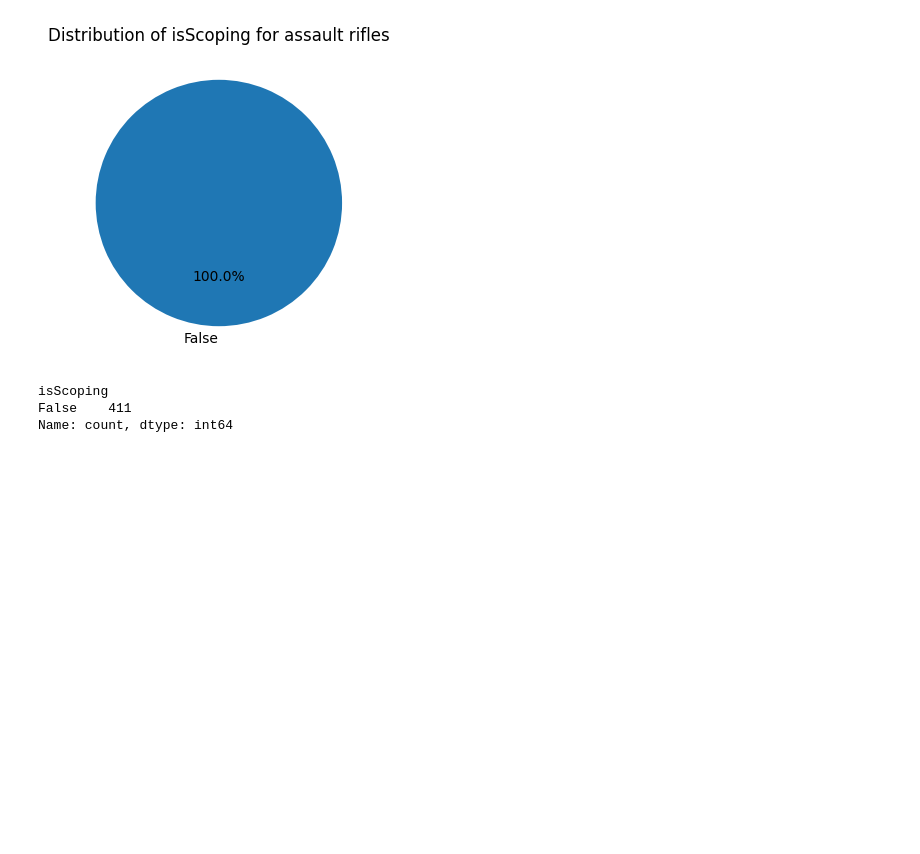
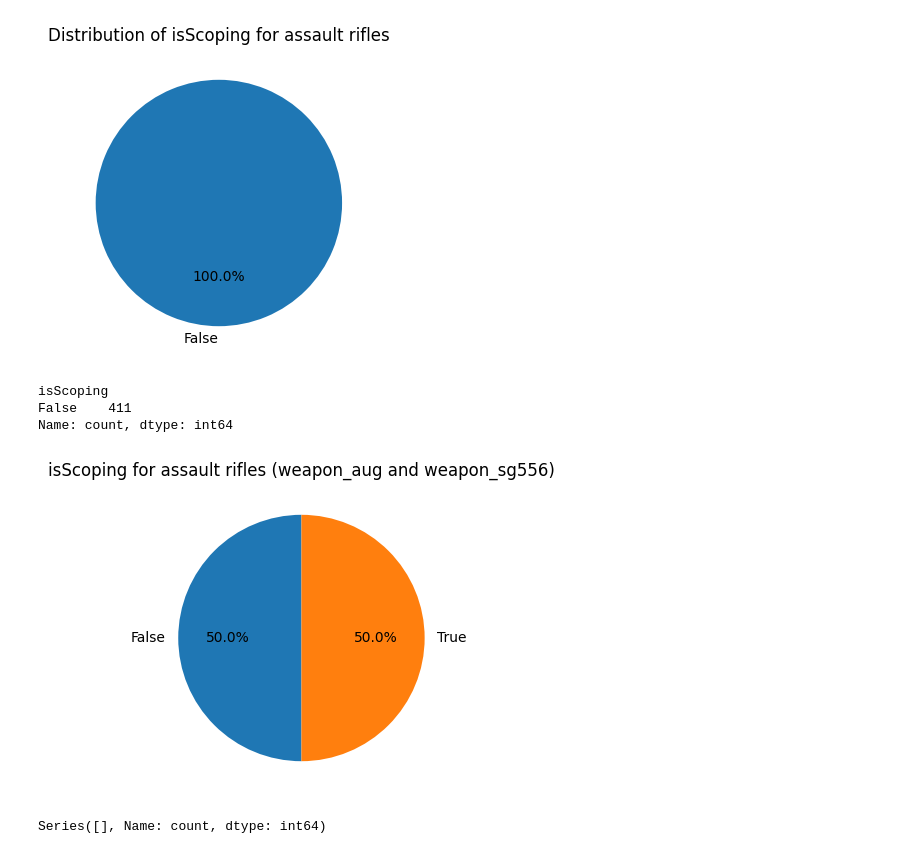
Before and after one commit to YAA-C/GEPCS, a Jupyter notebook: visualization/2,7,1,3,9 Visualization.ipynb, the cells around one changed output. Saved outputs shown, nothing was run; the diff lists cells and outputs as text; code cells hidden in the pictures; blank space fills up the shorter version.

Commit message:
#9 AR scope aug and sg553 modification

```diff
--- a/visualization/2,7,1,3,9 Visualization.ipynb
+++ b/visualization/2,7,1,3,9 Visualization.ipynb
@@ -686,3 +686,28 @@ ar_data["isScoping"].value_counts()
 isScoping
 False    411
 Name: count, dtype: int64
+# %%
+# modified 9
+
+import pandas as pd
+import matplotlib.pyplot as plt
+
+dfScope=pd.read_csv("../DemoFiles/csv/auto0-20231226-124835-1781275285-de_mirage-_cz__siddhesh_game_server-906446.csv")
+dfScope
+
+ar_data = dfScope[(dfScope['weaponCategory'] == 'weapon_category_ar') & ((dfScope['weaponUsed'] == 'weapon_aug') | (dfScope['weaponUsed'] == 'weapon_sg556'))]
+
+# Get the counts of each unique value in the 'isScoping' column
+scoping_counts = ar_data['isScoping'].value_counts()
+
+# Plotting a pie chart
+plt.figure(figsize=(4, 4))
+plt.pie(scoping_counts, labels=scoping_counts.index, autopct='%1.1f%%', startangle=90)
+plt.title('isScoping for assault rifles (weapon_aug and weapon_sg556)')
+plt.show()
+# %% [output]
+[figure, added]
+# %%
+scoping_counts
+# %% [output]
+Series([], Name: count, dtype: int64)
```
